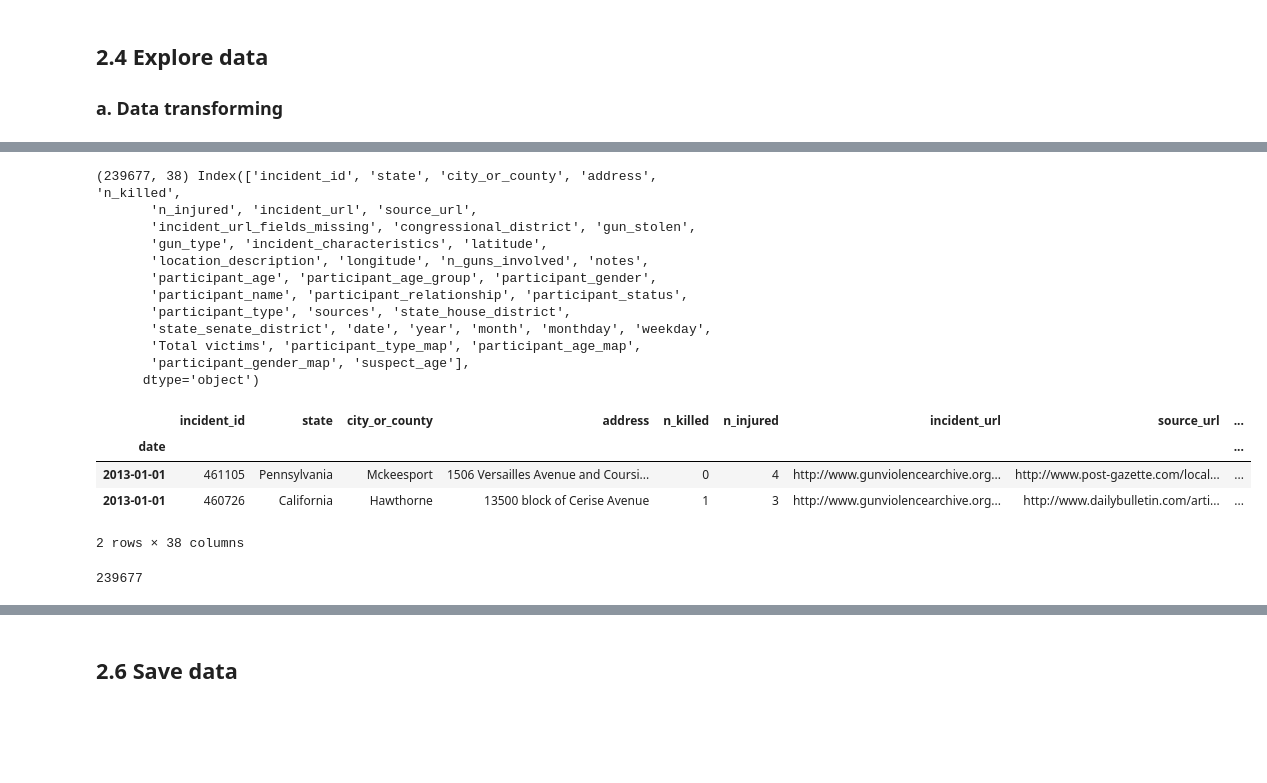
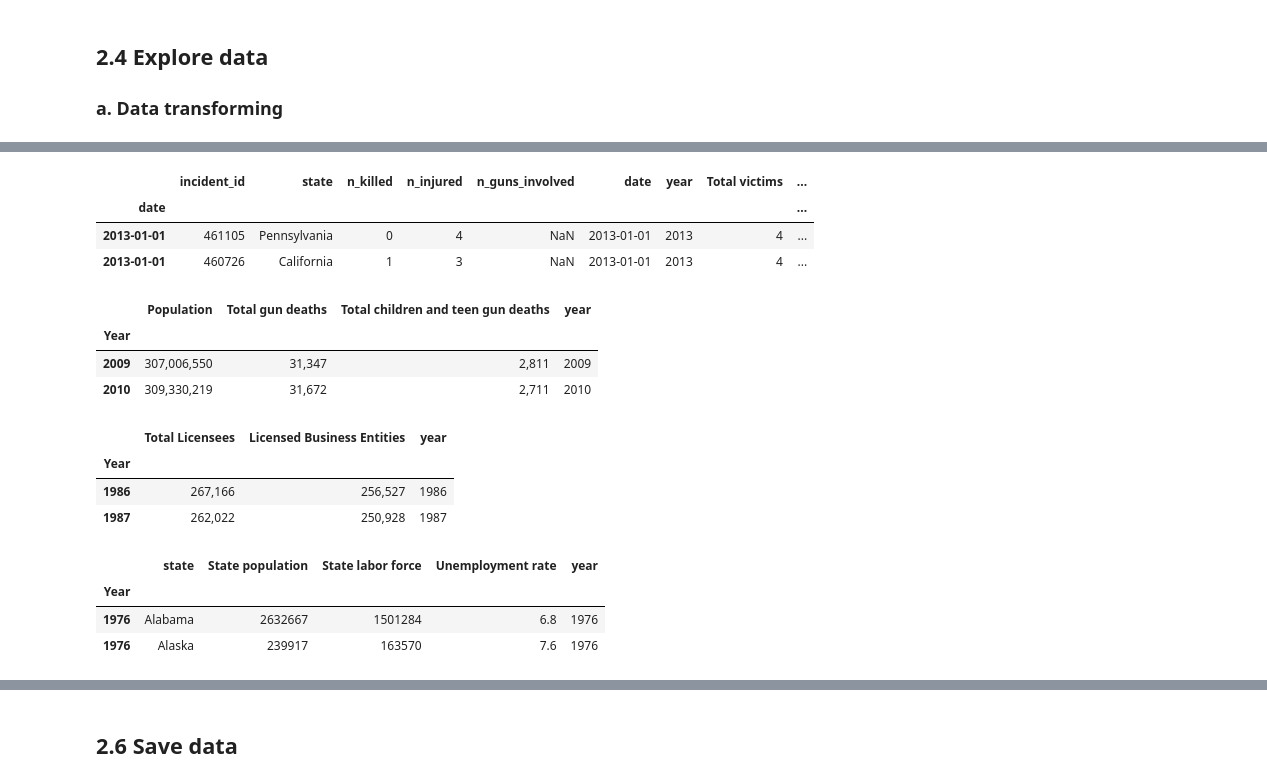
Before and after one commit to BinhKieu82/Springboard_Capstone2, a Jupyter notebook: notebooks/02_data_wrangling.ipynb, the cells around one changed output, grey strips where cells are left out. Drawn from its saved outputs; the diff is of its cells as text; code cells hidden in the pictures; blank space fills up the shorter version.

Commit message:
02 wrangling with Gun_Violence_2013_2018

```diff
--- a/notebooks/02_data_wrangling.ipynb
+++ b/notebooks/02_data_wrangling.ipynb
@@ -51,3 +56,4 @@ GunPossession_1986_2018 = GunPossession_1986_2018[['Total Manufactured Firearms'
 # %%
 GunDeaths_2009_2018 = GunDeaths_2009_2018[['Population','Total gun deaths','Total children and teen gun deaths']]
-GunDeaths_2009_2018.columns
+GunDeaths_2009_2018['year'] = GunDeaths_2009_2018.index
+# GunDeaths_2009_2018.columns
@@ -230,27 +204,29 @@ idx.head(3)
-# %%
-print(Gun_Violence_2013_2018.shape, Gun_Violence_2013_2018.columns)
-# %% [output]
-(239677, 38) Index(['incident_id', 'state', 'city_or_county', 'address', 'n_killed',
-       'n_injured', 'incident_url', 'source_url',
-       'incident_url_fields_missing', 'congressional_district', 'gun_stolen',
-       'gun_type', 'incident_characteristics', 'latitude',
-       'location_description', 'longitude', 'n_guns_involved', 'notes',
-       'participant_age', 'participant_age_group', 'participant_gender',
-       'participant_name', 'participant_relationship', 'participant_status',
-       'participant_type', 'sources', 'state_house_district',
-       'state_senate_district', 'date', 'year', 'month', 'monthday', 'weekday',
-       'Total victims', 'participant_type_map', 'participant_age_map',
-       'participant_gender_map', 'suspect_age'],
-      dtype='object')
+# %%
+Gun_Violence_2013_2018.drop(['participant_type','participant_age','participant_gender'],axis=1,inplace=True)
+Gun_Violence_2013_2018.head(2)
+# %% [output]
+|  | incident_id | state | n_killed | n_injured | n_guns_involved | date | year | Total victims | ... |
+| date |  |  |  |  |  |  |  |  | ... |
+| 2013-01-01 | 461105 | Pennsylvania | 0 | 4 | NaN | 2013-01-01 | 2013 | 4 | ... |
+| 2013-01-01 | 460726 | California | 1 | 3 | NaN | 2013-01-01 | 2013 | 4 | ... |
 # %%
-Gun_Violence_2013_2018.head(2)
+GunDeaths_2009_2018.head(2)
 # %% [output]
-|  | incident_id | state | city_or_county | address | n_killed | n_injured | incident_url | source_url | ... |
-| date |  |  |  |  |  |  |  |  | ... |
-| 2013-01-01 | 461105 | Pennsylvania | Mckeesport | 1506 Versailles Avenue and Coursi... | 0 | 4 | http://www.gunviolencearchive.org... | http://www.post-gazette.com/local... | ... |
-| 2013-01-01 | 460726 | California | Hawthorne | 13500 block of Cerise Avenue | 1 | 3 | http://www.gunviolencearchive.org... | http://www.dailybulletin.com/arti... | ... |
+|  | Population | Total gun deaths | Total children and teen gun deaths | year |
+| Year |  |  |  |  |
+| 2009 | 307,006,550 | 31,347 | 2,811 | 2009 |
+| 2010 | 309,330,219 | 31,672 | 2,711 | 2010 |
-2 rows × 38 columns
-# %%
-len(Gun_Violence_2013_2018)
-# %% [output]
-239677
+# %%
+GunPossession_1986_2018.head(2)
+# %% [output]
+|  | Total Licensees | Licensed Business Entities | year |
+| Year |  |  |  |
+| 1986 | 267,166 | 256,527 | 1986 |
+| 1987 | 262,022 | 250,928 | 1987 |
+# %%
+Employment.head(2)
+# %% [output]
+|  | state | State population | State labor force | Unemployment rate | year |
+| Year |  |  |  |  |  |
+| 1976 | Alabama | 2632667 | 1501284 | 6.8 | 1976 |
+| 1976 | Alaska | 239917 | 163570 | 7.6 | 1976 |
```
Also changed, not shown: parts of 38 cells of this notebook, 1 other file.
